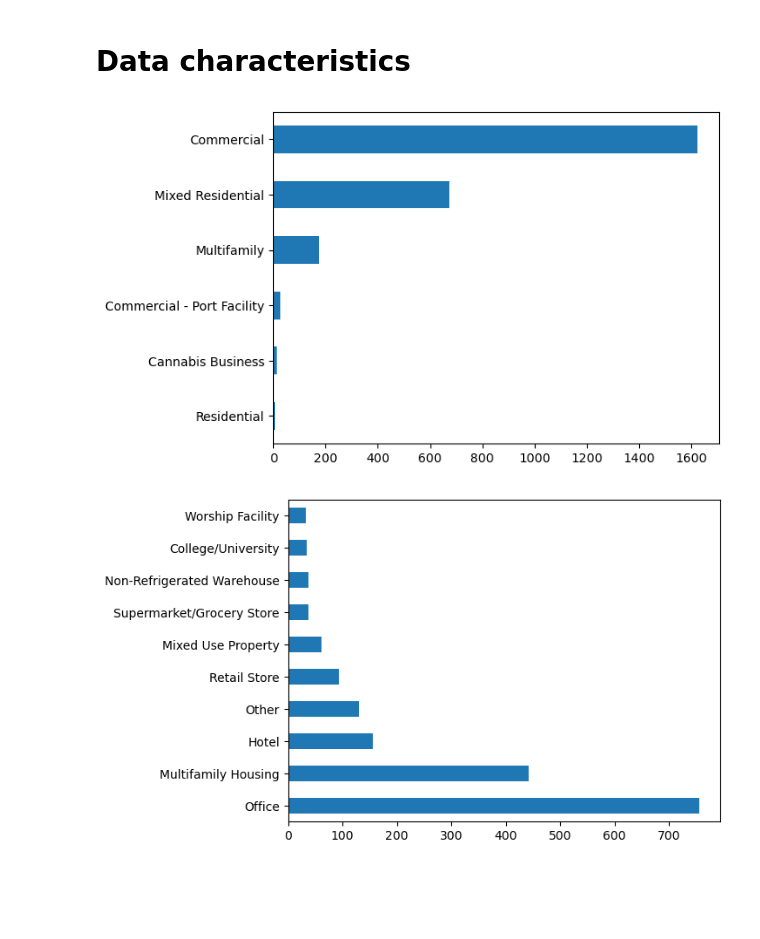
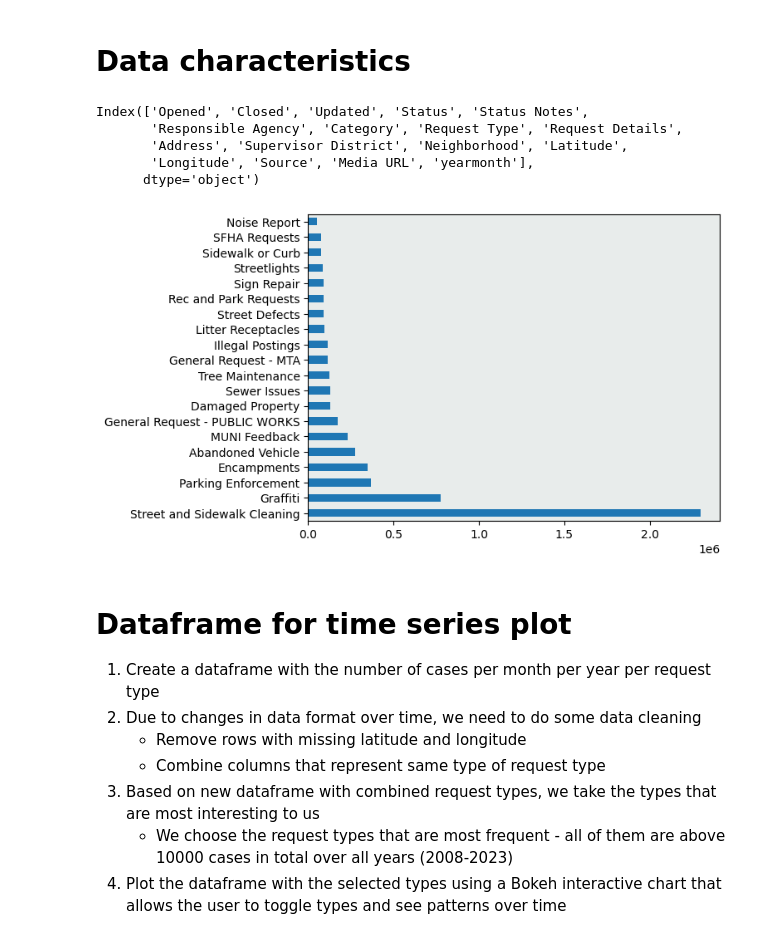
Before and after one commit to GustavHansen99/SocialDataFinalProject, a Jupyter notebook: coding/data_exploration_gustav.ipynb, the cells around one changed output. Drawn from its saved outputs; the diff is of its cells as text; code cells hidden in the pictures; blank space fills up the shorter version.

```diff
--- a/coding/data_exploration_gustav.ipynb
+++ b/coding/data_exploration_gustav.ipynb
@@ -2,3 +2,11 @@
 import numpy as np
 import pandas as pd
 import matplotlib.pyplot as plt
+
+import folium
+from folium import plugins
+from folium.plugins import HeatMap
+
+plt.rcParams["font.family"] = "Garamond"
+plt.rcParams['axes.facecolor'] = "#E8ECEB"
+plt.rcParams['axes.facecolor'] = "#E8ECEB"
@@ -22,11 +13,33 @@ data
+# %%
+cols_of_interest = ['Opened', 'Closed', 'Updated', 'Status', 'Status Notes', 'Responsible Agency', 'Category', 'Request Type', 'Request Details', 'Address', 'Supervisor District', 'Neighborhood', 'Latitude', 'Longitude', 'Source', 'Media URL']
+
+data = pd.read_csv('/Users/Gustav/Downloads/311_Cases0105.csv', usecols=cols_of_interest)
+# convert to datetime
+data['Opened'] = pd.to_datetime(data['Opened'])
+# create a column called yearmonth that contain the year and month of the opened date
+data['yearmonth'] = data['Opened'].apply(lambda x: str(x.year) + '-' + str(x.month) + '-01')
 # %% [markdown]
 # Data characteristics
+# %%
+data.columns
+# %% [output]
+Index(['Opened', 'Closed', 'Updated', 'Status', 'Status Notes',
+       'Responsible Agency', 'Category', 'Request Type', 'Request Details',
+       'Address', 'Supervisor District', 'Neighborhood', 'Latitude',
+       'Longitude', 'Source', 'Media URL', 'yearmonth'],
+      dtype='object')
 # %%
 # only show top 10
-data['Category'].value_counts().sort_values().plot(kind='barh')
+data['Category'].value_counts().sort_values(ascending=False).head(20).plot(kind='barh')
 plt.show()
-data['Property Type - Self Selected'].value_counts().sort_values(ascending=False)[:10].plot(kind='barh')
-plt.show()
 # %% [output]
-[figure, old version]
+[figure, new version]
-[figure, removed]
+# %% [markdown]
+# Dataframe for time series plot
+1. Create a dataframe with the number of cases per month per year per request type
+2. Due to changes in data format over time, we need to do some data cleaning
+    - Remove rows with missing latitude and longitude
+    - Combine columns that represent same type of request type
+3. Based on new dataframe with combined request types, we take the types that are most interesting to us
+    - We choose the request types that are most frequent - all of them are above 10000 cases in total over all years (2008-2023)
+4. Plot the dataframe with the selected types using a Bokeh interactive chart that allows the user to toggle types and see patterns over time
```
Also changed, not shown: parts of 12 cells of this notebook, 3 other files.
